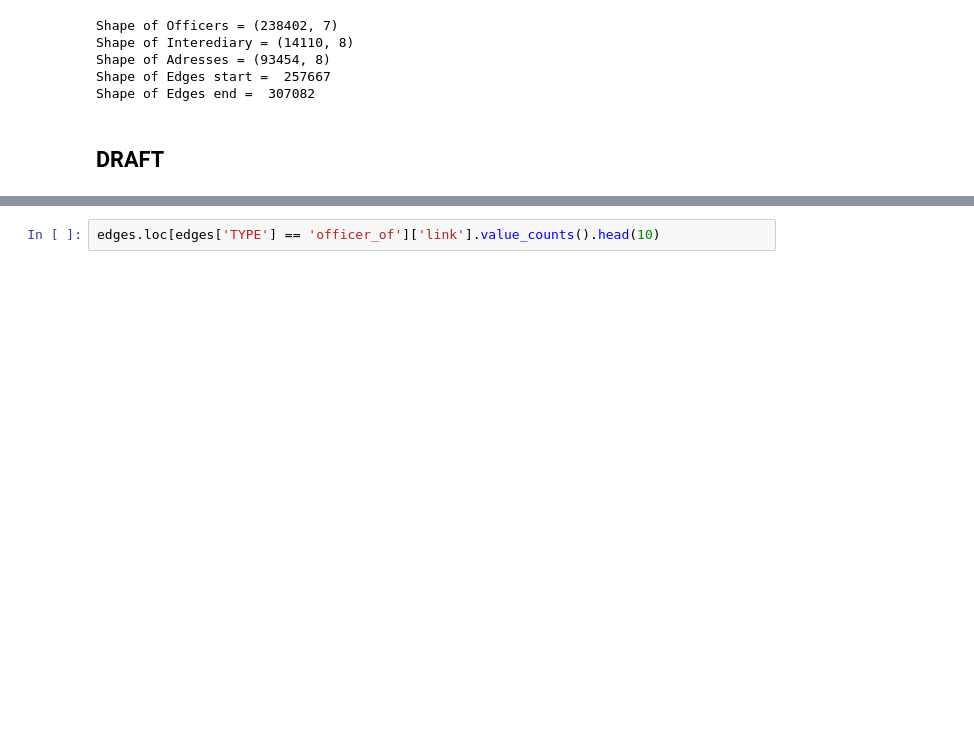
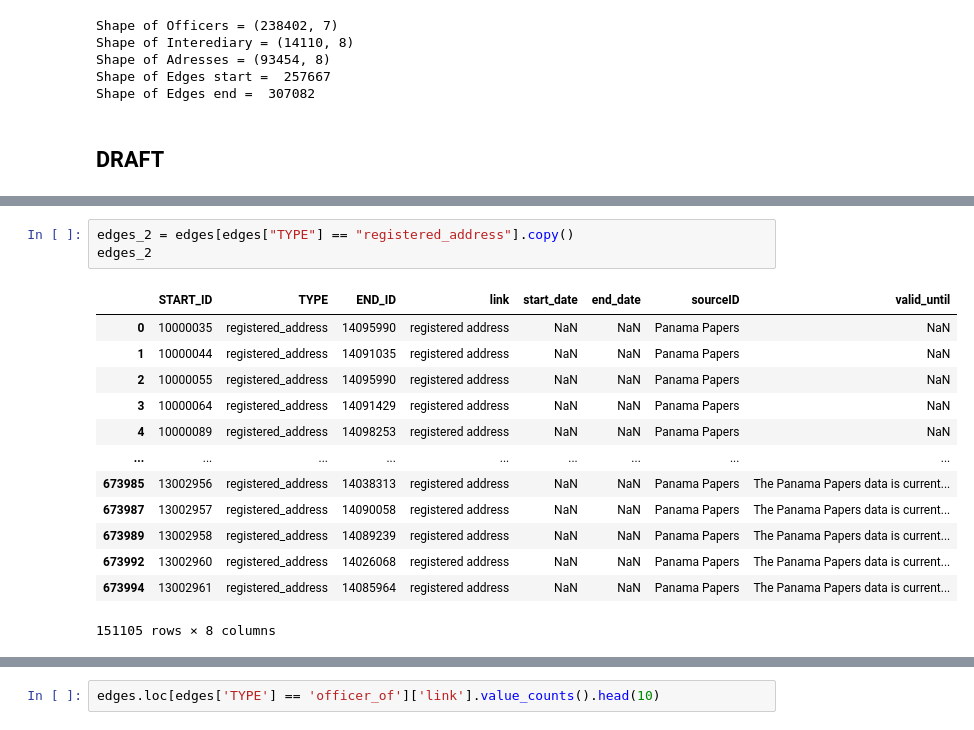
Before and after one commit to dimcel/Panama_papers_SQL, a Jupyter notebook: project.ipynb, the cells around one changed output, grey strips where cells are left out. Cells and saved outputs as stored; diff of their text form; blank space fills up the shorter version.

```diff
--- a/project.ipynb
+++ b/project.ipynb
@@ -40,0 +49,17 @@ Shape of Edges end =  307082
+# %%
+edges_2 = edges[edges["TYPE"] == "registered_address"].copy()
+edges_2
+# %% [output]
+|  | START_ID | TYPE | END_ID | link | start_date | end_date | sourceID | valid_until |
+| 0 | 10000035 | registered_address | 14095990 | registered address | NaN | NaN | Panama Papers | NaN |
+| 1 | 10000044 | registered_address | 14091035 | registered address | NaN | NaN | Panama Papers | NaN |
+| 2 | 10000055 | registered_address | 14095990 | registered address | NaN | NaN | Panama Papers | NaN |
+| 3 | 10000064 | registered_address | 14091429 | registered address | NaN | NaN | Panama Papers | NaN |
+| 4 | 10000089 | registered_address | 14098253 | registered address | NaN | NaN | Panama Papers | NaN |
+| ... | ... | ... | ... | ... | ... | ... | ... | ... |
+| 673985 | 13002956 | registered_address | 14038313 | registered address | NaN | NaN | Panama Papers | The Panama Papers data is current... |
+| 673987 | 13002957 | registered_address | 14090058 | registered address | NaN | NaN | Panama Papers | The Panama Papers data is current... |
+| 673989 | 13002958 | registered_address | 14089239 | registered address | NaN | NaN | Panama Papers | The Panama Papers data is current... |
+| 673992 | 13002960 | registered_address | 14026068 | registered address | NaN | NaN | Panama Papers | The Panama Papers data is current... |
+| 673994 | 13002961 | registered_address | 14085964 | registered address | NaN | NaN | Panama Papers | The Panama Papers data is current... |
+151105 rows × 8 columns
```
Also changed, not shown: parts of 5 cells of this notebook, 3 other files.
